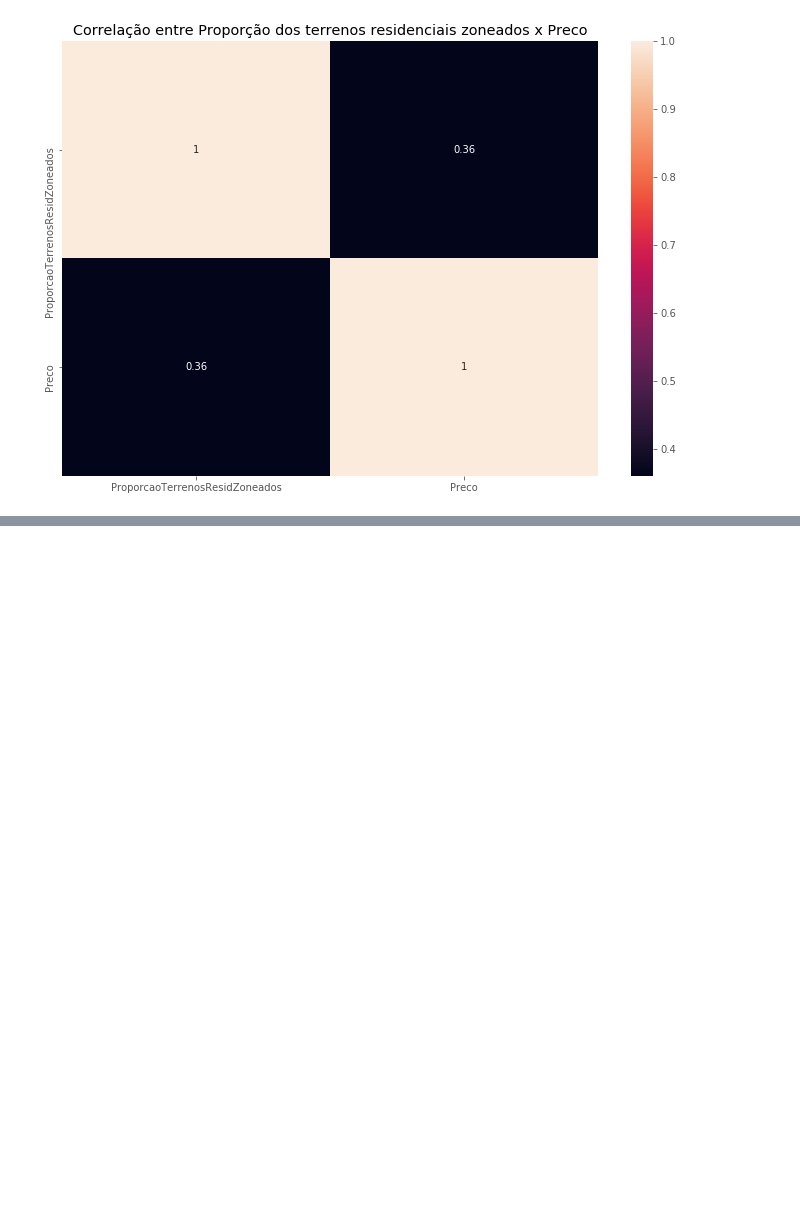
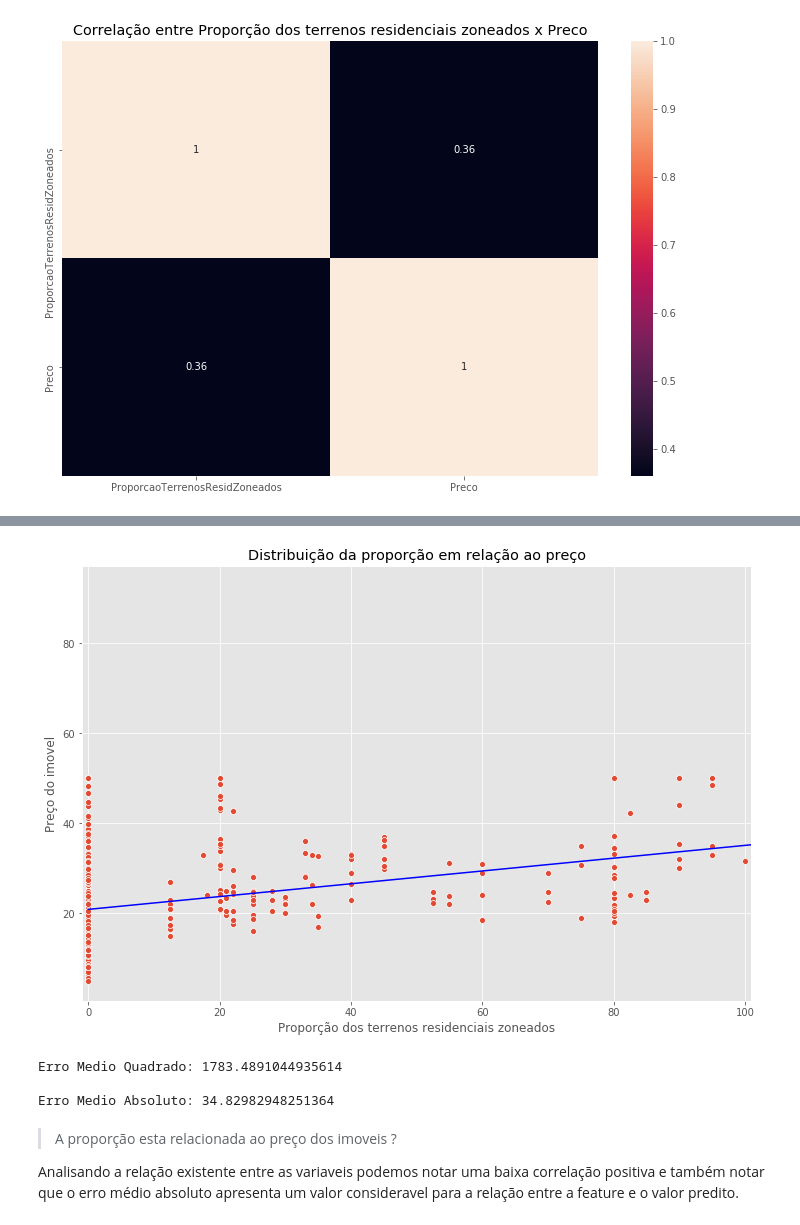
Before and after one commit to Angelicogfa/PortifolioDataScience, a Jupyter notebook: Classificação/Imoveis/Imoveis.ipynb, the cells around one changed output, grey strips where cells are left out. Drawn from its saved outputs; the diff is of its cells as text; code cells hidden in the pictures; blank space fills up the shorter version.

```diff
--- a/Classificação/Imoveis/Imoveis.ipynb
+++ b/Classificação/Imoveis/Imoveis.ipynb
@@ -279,0 +288,32 @@ plt.show()
+# %%
+model = LinearRegression()
+
+X = df['ProporcaoTerrenosResidZoneados'].values.reshape(-1,1)
+y = df['Preco'].values.reshape(-1,1)
+
+model.fit(X, y)
+
+X_new = np.linspace(0, len(X), len(X)).reshape(len(X),1)
+
+y_pred = model.predict(X_new)
+# %%
+plt.title('Distribuição da proporção em relação ao preço')
+sns.scatterplot(x='ProporcaoTerrenosResidZoneados', y='Preco', data=df)
+plt.plot(X_new, y_pred, 'b-')
+plt.xlabel('Proporção dos terrenos residenciais zoneados')
+plt.ylabel('Preço do imovel')
+plt.xlim((-1,101))
+plt.show()
+# %% [output]
+[figure, added]
+# %%
+print('\nErro Medio Quadrado: %s' % mean_squared_error(y, y_pred))
+print('\nErro Medio Absoluto: %s' % mean_absolute_error(y, y_pred))
+# %% [output]
+Erro Medio Quadrado: 1783.4891044935614
+
+Erro Medio Absoluto: 34.82982948251364
+# %% [markdown]
+> A proporção esta relacionada ao preço dos imoveis ?
+
+Analisando a relação existente entre as variaveis podemos notar uma baixa correlação positiva e também notar que o erro médio absoluto apresenta um valor consideravel para a relação entre a feature e o valor predito.
```
Also changed, not shown: parts of 1 cell of this notebook.
